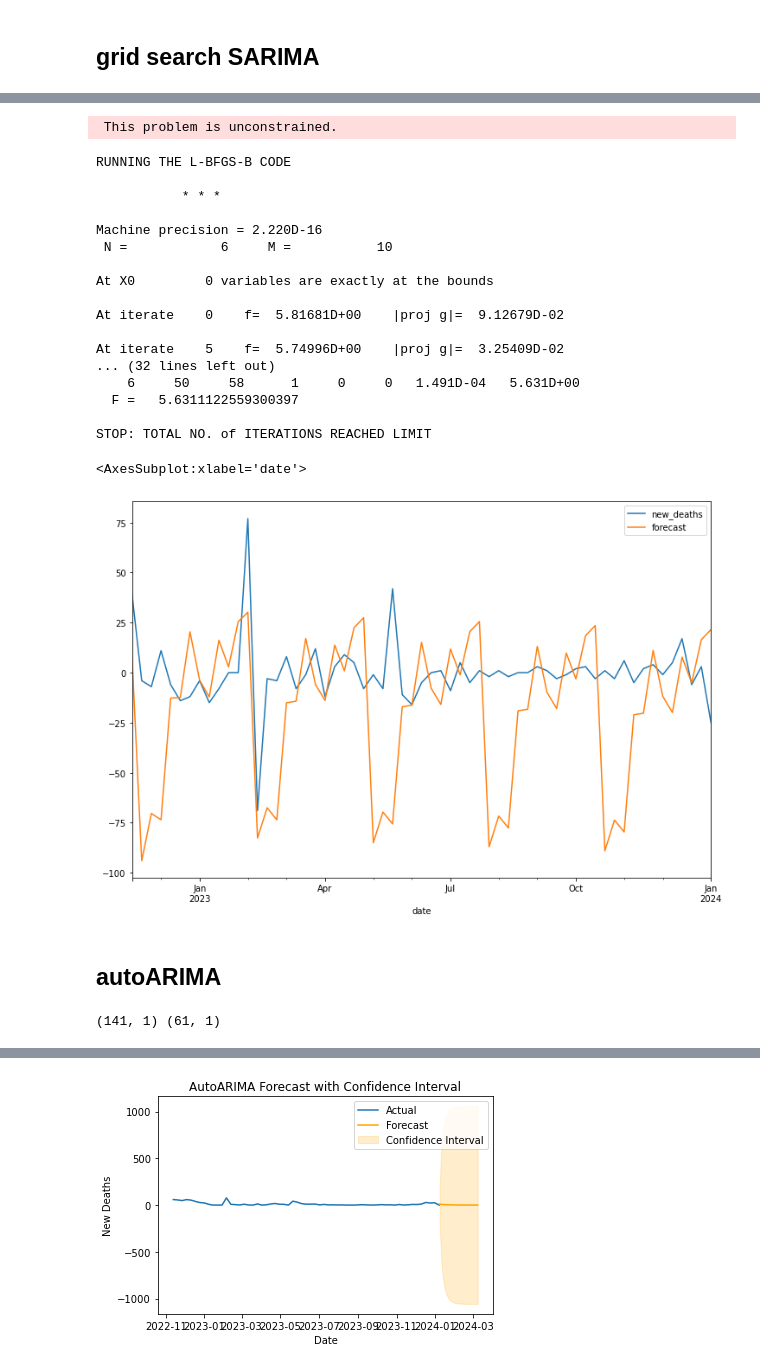
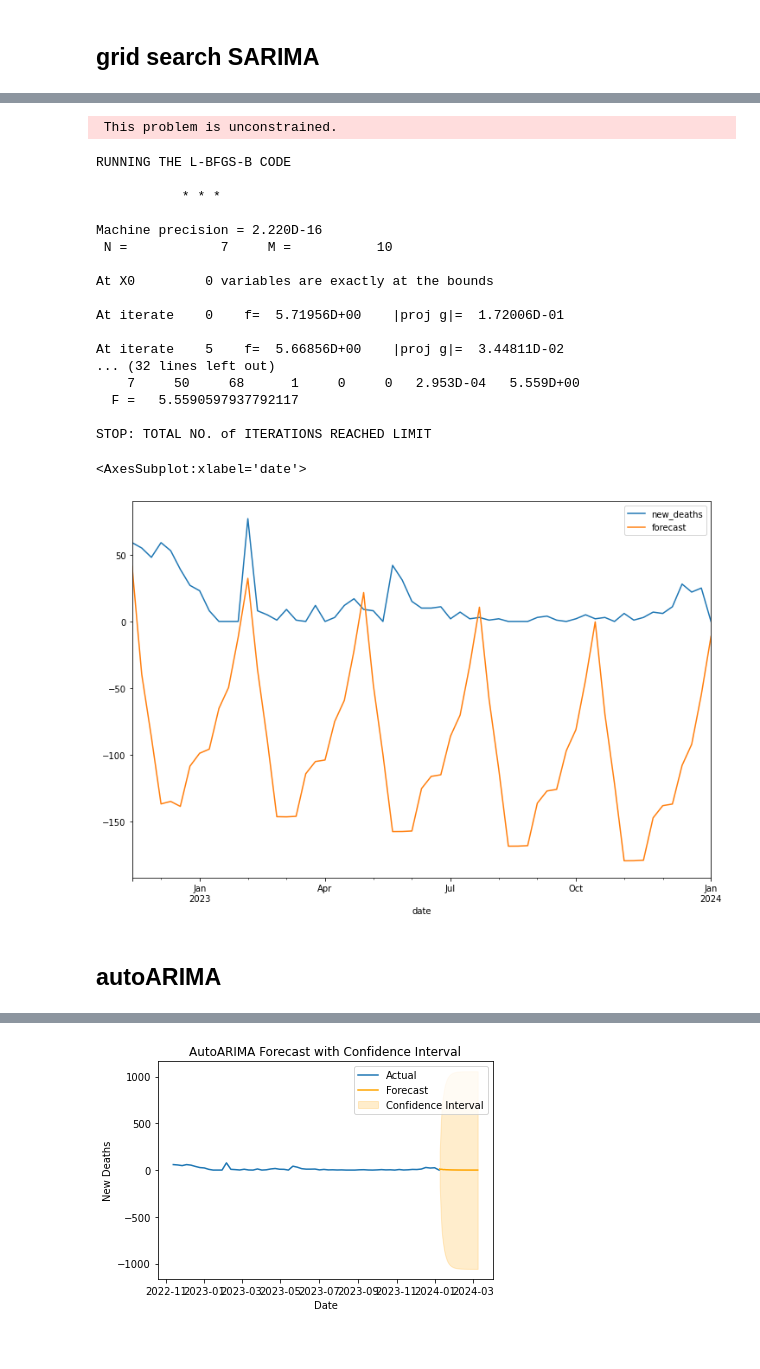
Before and after one commit to y-ginther/DS-Capstone, a Jupyter notebook: ARIMA_c.ipynb, the cells around one changed output, grey strips where cells are left out. Saved outputs shown, nothing was run; the diff lists cells and outputs as text; code cells hidden in the pictures.

```diff
--- a/ARIMA_c.ipynb
+++ b/ARIMA_c.ipynb
@@ -3402,5 +3354,5 @@ pd.DataFrame(results, columns=['p','q','aic']).sort_values('aic')
 # %%
-model=ARIMA(malaysia_train['new_deaths'],order=(3,1,3))
+model=ARIMA(malaysia_train['new_deaths'],order=(3,1,2))
 model_fit=model.fit()
 model_fit.summary()
 # %% [output]
@@ -3582,29 +3533,29 @@ df_results
 # %%
-model=sm.tsa.statespace.SARIMAX(malaysia_train['new_deaths'],order=(2, 1, 1),seasonal_order=(1,1,1,12))
+model=sm.tsa.statespace.SARIMAX(malaysia_train['new_deaths'],order=(2, 1, 2),seasonal_order=(1,1,1,12))
 results=model.fit()
 malaysia_test['forecast']=results.predict(start=141,end=202,dynamic=True)
 malaysia_test[['new_deaths','forecast']].plot(figsize=(12,8))
 # %% [output]
  This problem is unconstrained.
 RUNNING THE L-BFGS-B CODE
 
            * * *
 
 Machine precision = 2.220D-16
- N =            6     M =           10
+ N =            7     M =           10
 
 At X0         0 variables are exactly at the bounds
 
-At iterate    0    f=  5.81681D+00    |proj g|=  9.12679D-02
+At iterate    0    f=  5.71956D+00    |proj g|=  1.72006D-01
 
-At iterate    5    f=  5.74996D+00    |proj g|=  3.25409D-02
+At iterate    5    f=  5.66856D+00    |proj g|=  3.44811D-02
 ... (32 lines left out)
-    6     50     58      1     0     0   1.491D-04   5.631D+00
-  F =   5.6311122559300397
+    7     50     68      1     0     0   2.953D-04   5.559D+00
+  F =   5.5590597937792117
 
 STOP: TOTAL NO. of ITERATIONS REACHED LIMIT
 <AxesSubplot:xlabel='date'>
-[figure, old version]
+[figure, new version]
 # %%
 mae = mean_absolute_error(malaysia_test['new_deaths'], malaysia_test['forecast'])
 mape = mean_absolute_percentage_error(malaysia_test['new_deaths'], malaysia_test['forecast'])
@@ -3613,19 +3564,6 @@ new_row = {'country': 'Malaysia', 'model': 'SARIMA', 'mae': mae, 'mape': mape, '
 metrics = metrics.append(new_row, ignore_index=True)
 # %% [markdown]
 ## autoARIMA
-# %%
-# need un-differenced data
-malaysia = pd.read_csv('univariate_df_Malaysia.csv')
-malaysia = malaysia.set_index('date')
-malaysia.index = pd.to_datetime(malaysia.index)
-malaysia = malaysia.drop('Unnamed: 0', axis=1)
-malaysia = malaysia.drop('diff1', axis=1)
-malaysia.sort_index()
-train_size = int(len(malaysia) * 0.7)
-malaysia_train, malaysia_test = malaysia[0:train_size], malaysia[train_size:]
-print(malaysia_train.shape, malaysia_test.shape)
-# %% [output]
-(141, 1) (61, 1)
 # %%
 auto_model = auto_arima(malaysia_train['new_deaths'], seasonal=True, m=12, suppress_warnings=True, stepwise=True)
 
```
Also changed, not shown: parts of 112 cells of this notebook, 1 other file.
